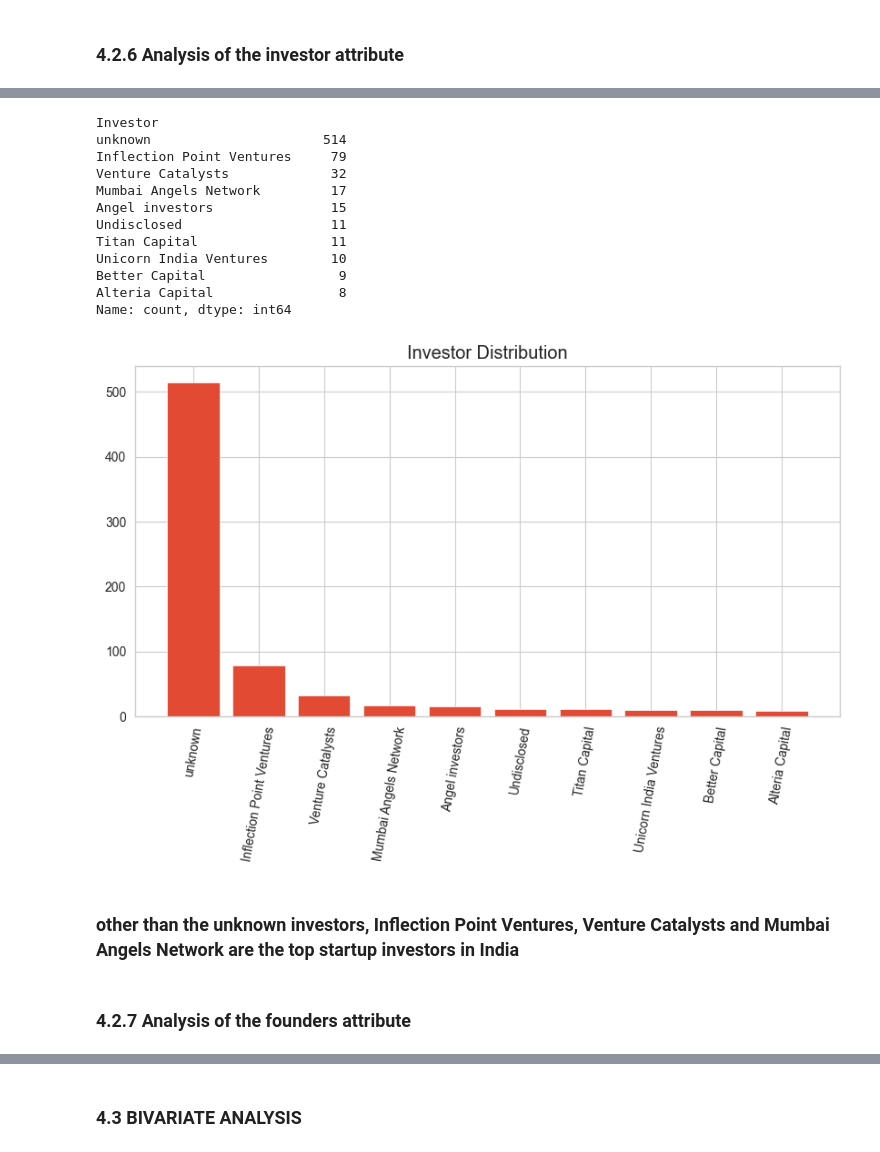
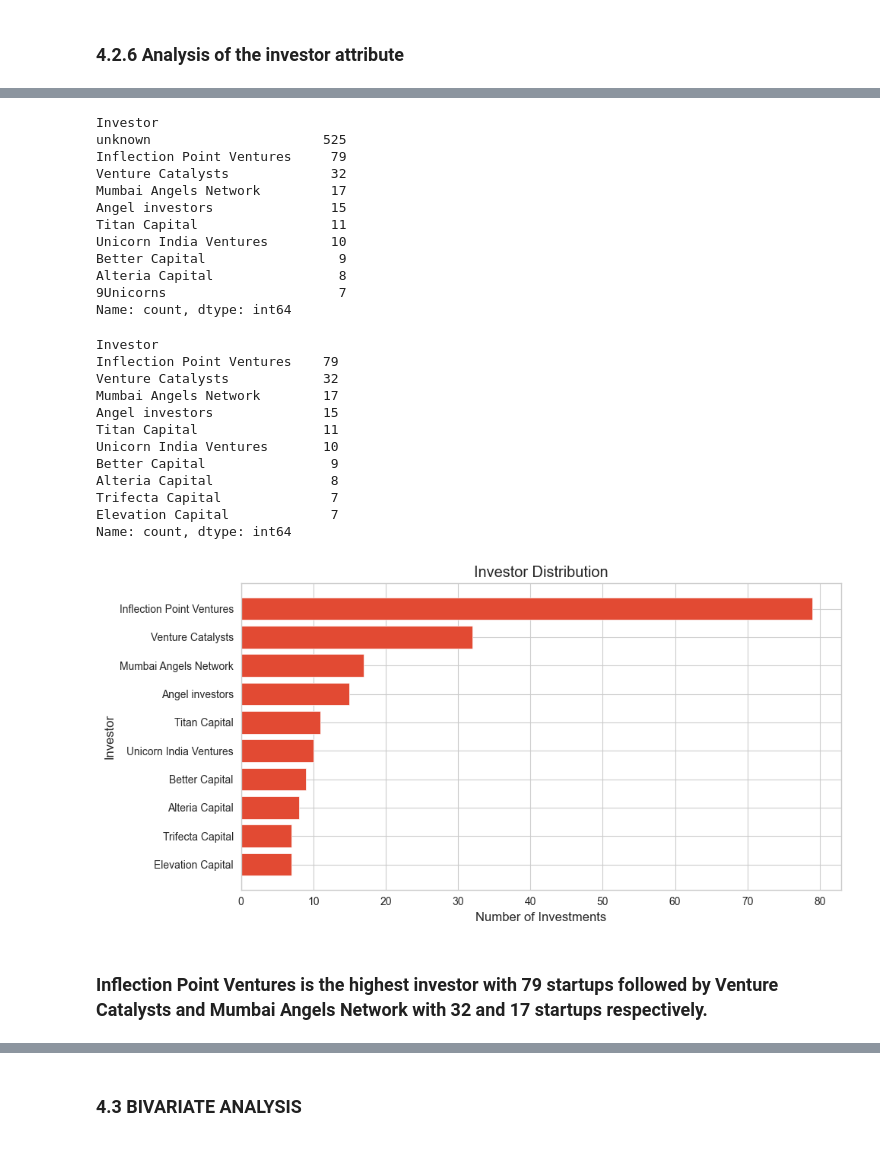
Before and after one commit to phinmaiyo/India-startup-ecosytem-analysis, a Jupyter notebook: LP1 data cleaning.ipynb, the cells around one changed output, grey strips where cells are left out. Saved outputs shown, nothing was run; the diff lists cells and outputs as text; code cells hidden in the pictures.

```diff
--- a/LP1 data cleaning.ipynb
+++ b/LP1 data cleaning.ipynb
@@ -1041,7 +1048,8 @@ memory usage: 200.4+ KB
 # %%
 # fill the empty entries in the Founded, Founders and Investor columns.
 # these missing values are as a result of the absence of these three columns in the 2018 dataset
-df['Founded'].fillna('unknown',inplace=True)
+# lets fill the missing values in the founded column with mode and fill founders and investor columns with 'unknown'
+df['Founded'].fillna(df['Founded'].mode() .iloc[0],inplace=True)
 df['Founders'].fillna('unknown',inplace=True)
 df['Investor'].fillna('unknown',inplace=True)
 # %%
@@ -1181,3 +1193,6 @@ df.shape
+# %%
+# create a new attribute called startup age
+df["Startup_Age"] = abs(df["Funding_Year"] - df["Founded"])
 # %% [markdown]
 ## 4. Modeling
 ## 4.1 VISUALIZATION
@@ -1392,30 +1406,50 @@ plt.show();
+# %%
+# replace similar categories in Investor column
+df['Investor']=df['Investor'].replace('Undisclosed','unknown')
+df['Investor'].value_counts().head(10)
+# %% [output]
+Investor
+unknown                      525
+Inflection Point Ventures     79
+Venture Catalysts             32
+Mumbai Angels Network         17
+Angel investors               15
+Titan Capital                 11
+Unicorn India Ventures        10
+Better Capital                 9
+Alteria Capital                8
+9Unicorns                      7
+Name: count, dtype: int64
 # %%
 # now lets have a look at the distribution of the investor column:
-investor_count = df['Investor'].value_counts().head(10)
+# Filter out the rows with 'unknown' in the 'Investor' column
+filtered2_df = df[df['Investor'] != 'unknown']
+investor_count = filtered2_df['Investor'].value_counts().head(10)
 investor_count
 # %% [output]
 Investor
-unknown                      514
-Inflection Point Ventures     79
-Venture Catalysts             32
-Mumbai Angels Network         17
-Angel investors               15
-Undisclosed                   11
-Titan Capital                 11
-Unicorn India Ventures        10
-Better Capital                 9
-Alteria Capital                8
+Inflection Point Ventures    79
+Venture Catalysts            32
+Mumbai Angels Network        17
+Angel investors              15
+Titan Capital                11
+Unicorn India Ventures       10
+Better Capital                9
+Alteria Capital               8
+Trifecta Capital              7
+Elevation Capital             7
 Name: count, dtype: int64
 # %%
 # lets see the distribution of the top 10 investors
-plt.figure(figsize=(10,5))
-plt.xticks(rotation=80)
-plt.bar(investor_count.index,investor_count.values, align='center')
+plt.figure(figsize=(10, 5))
+plt.barh(investor_count.index, investor_count.values)
+plt.gca().invert_yaxis()  # Invert the y-axis to have the highest bar on top
+plt.xlabel('Number of Investments')
+plt.ylabel('Investor')
 plt.title('Investor Distribution')
+plt.tight_layout()  # To prevent the labels from getting cut off
 plt.show();
 # %% [output]
-[figure, old version]
+[figure, new version]
 # %% [markdown]
-### other than the unknown investors, Inflection Point Ventures, Venture Catalysts and Mumbai Angels Network are the top startup investors in India
+### Inflection Point Ventures is the highest investor with 79 startups followed by Venture Catalysts and Mumbai Angels Network with 32 and 17 startups respectively.
-# %% [markdown]
-### 4.2.7 Analysis of the founders attribute
```
Also changed, not shown: parts of 50 cells of this notebook, 2 other files.
